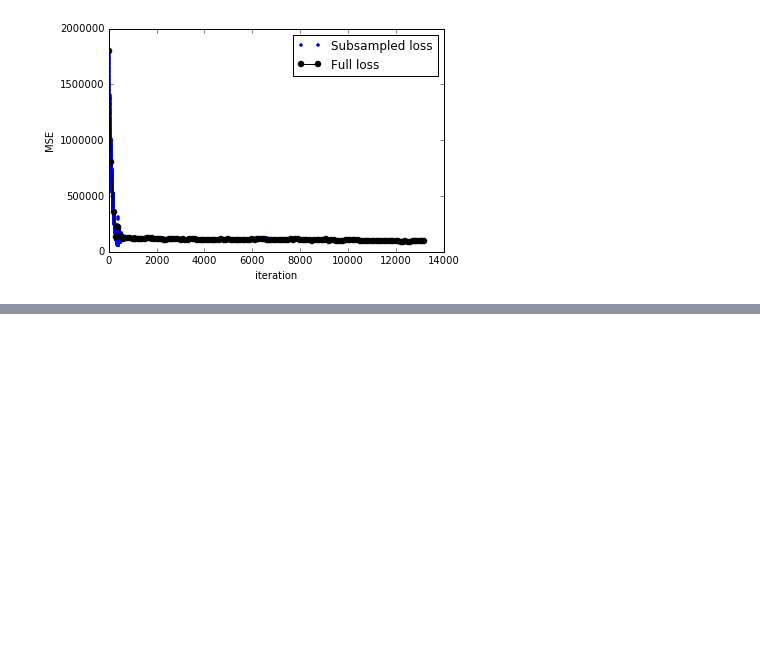
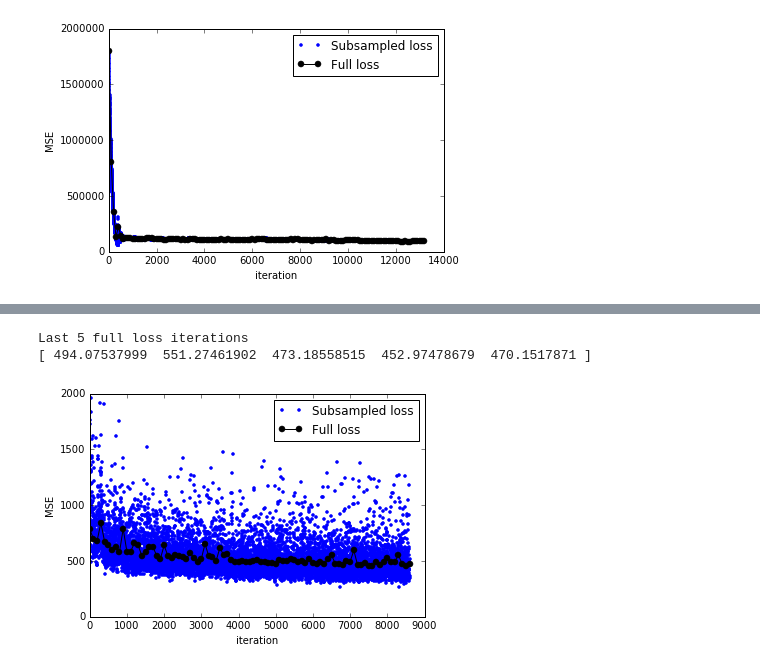
Before and after one commit to KasparP/PSI_simulations, a Jupyter notebook: Python/PlotLoss.ipynb, the cells around one changed output, grey strips where cells are left out. Drawn from its saved outputs; the diff is of its cells as text; code cells hidden in the pictures; blank space fills up the shorter version.

```diff
--- a/Python/PlotLoss.ipynb
+++ b/Python/PlotLoss.ipynb
@@ -61,0 +88,20 @@ plt.plot([0, 20000],[0, 20000],'k');
+# %%
+expt5=io.loadmat('expt5/output.mat')
+loss=expt5['loss']
+loss = loss[loss>0]
+lossall = loss[::100]
+tall = np.arange(len(lossall))*100
+
+print 'Last 5 full loss iterations'
+print lossall[-5:]
+
+plt.plot(loss,'.');
+plt.plot(tall,lossall,'ko-');
+plt.legend(('Subsampled loss','Full loss'));
+plt.ylim(0,2000);
+plt.xlabel('iteration');
+plt.ylabel('MSE');
+# %% [output]
+Last 5 full loss iterations
+[ 494.07537999  551.27461902  473.18558515  452.97478679  470.1517871 ]
+[figure, added]
```
Also changed, not shown: parts of 10 cells of this notebook, 25 other files.
